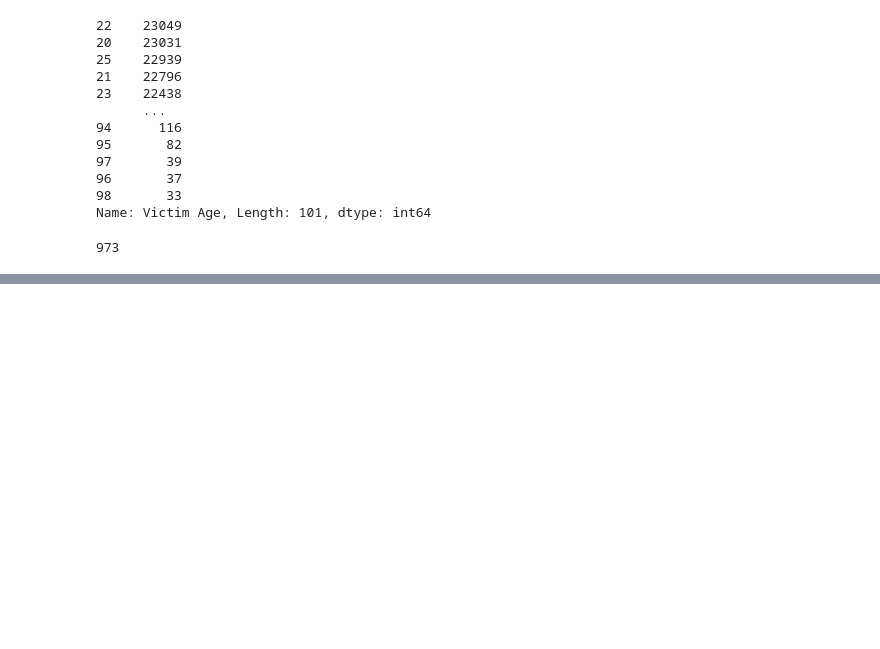
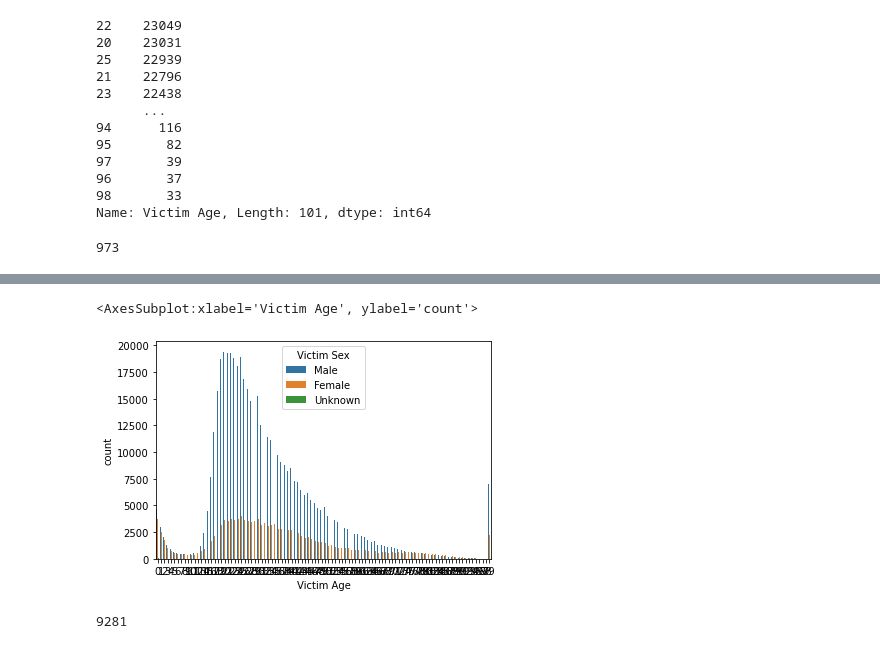
Before and after one commit to mchlstr/Stranovska_NS2021, a Jupyter notebook: Stranovska_NS2021_Data_preparation.ipynb, the cells around one changed output, grey strips where cells are left out. Cells and saved outputs as stored; diff of their text form; code cells hidden in the pictures; blank space fills up the shorter version.

```diff
--- a/Stranovska_NS2021_Data_preparation.ipynb
+++ b/Stranovska_NS2021_Data_preparation.ipynb
@@ -369,3 +375,12 @@ file[file['Victim Age'] == 998].shape[0]
+# %%
+sns.countplot(x='Victim Age', hue='Victim Sex',data = file)
+# %% [output]
+<AxesSubplot:xlabel='Victim Age', ylabel='count'>
+[figure, added]
+# %%
+file[file['Victim Age'] == 99].shape[0]
+# %% [output]
+9281
 # %%
 temp_to_delete.clear()
 for x,y in zip(file['Record ID'],file['Victim Age']):
```
Also changed, not shown: parts of 41 cells of this notebook.
